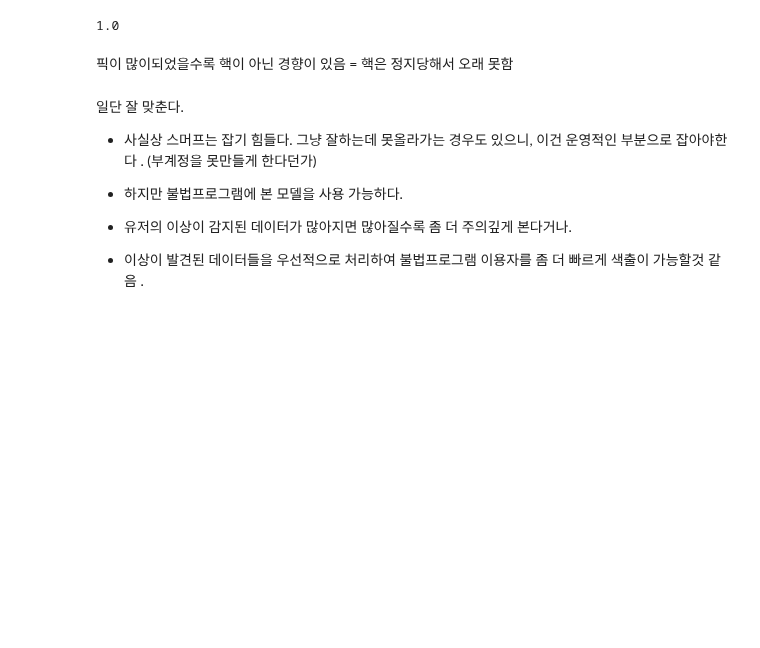
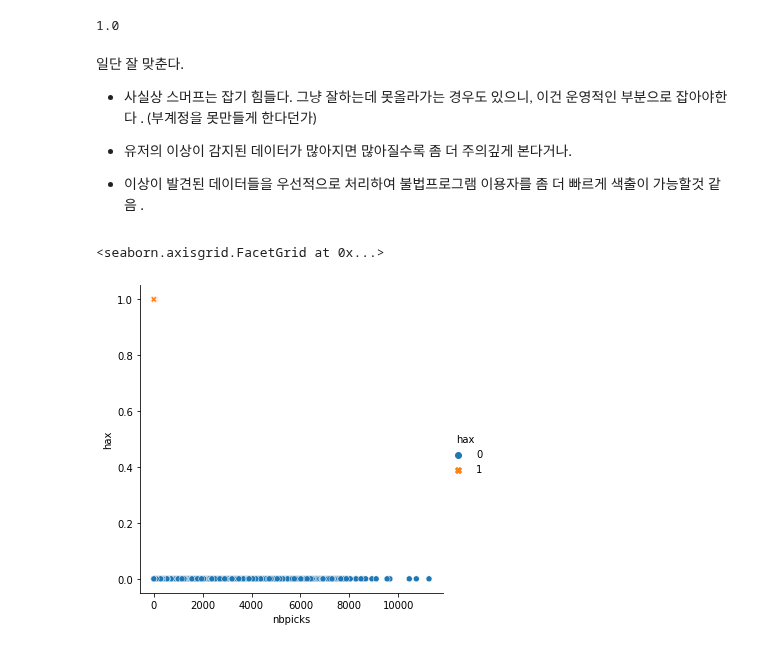
Before and after one commit to Georgia-MAX-holic/Footprints, a Jupyter notebook: PJ/rainbowSIX/new/R6_new.ipynb, the cells around one changed output. Drawn from its saved outputs; the diff is of its cells as text; code cells hidden in the pictures; blank space fills up the shorter version.

```diff
--- a/PJ/rainbowSIX/new/R6_new.ipynb
+++ b/PJ/rainbowSIX/new/R6_new.ipynb
@@ -733,15 +747,16 @@ gb_accuracy = accuracy_score(y_test,pred)
 gb_accuracy
 # %% [output]
 1.0
-# %% [markdown]
-픽이 많이되었을수록 핵이 아닌 경향이 있음 = 핵은 정지당해서 오래 못함
 # %% [markdown]
 일단 잘 맞춘다.
 
 - 사실상 스머프는 잡기 힘들다. 그냥 잘하는데 못올라가는 경우도 있으니, 이건 운영적인 부분으로 잡아야한다 . (부계정을 못만들게 한다던가)
 
-- 하지만 불법프로그램에 본 모델을 사용 가능하다.
-
 - 유저의 이상이 감지된 데이터가 많아지면 많아질수록 좀 더 주의깊게 본다거나.
 
 - 이상이 발견된 데이터들을 우선적으로 처리하여 불법프로그램 이용자를 좀 더 빠르게 색출이 가능할것 같음 .
+# %%
+sns.relplot(x="nbpicks", y="hax", hue="hax", style= "hax" , data=df_rfs)
+# %% [output]
+<seaborn.axisgrid.FacetGrid at 0x...>
+[figure, added]
```
Also changed, not shown: parts of 9 cells of this notebook.
